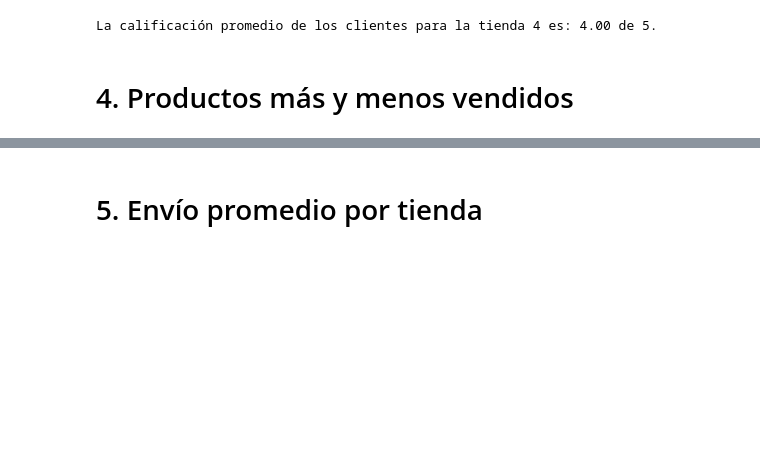
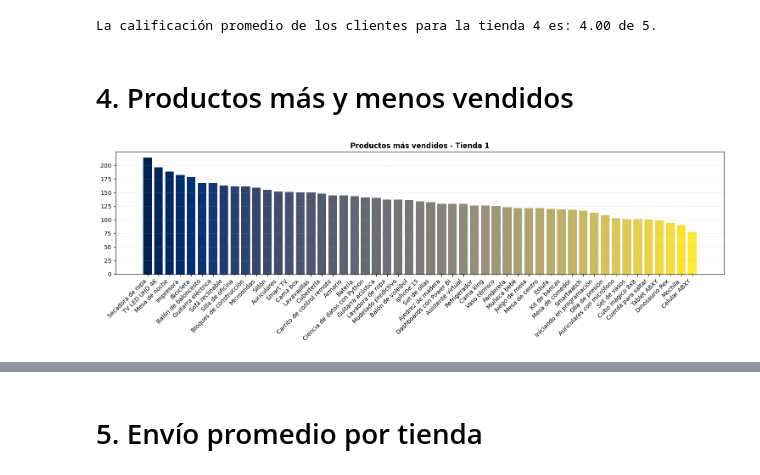
Before and after one commit to DaniGa-Mo/Challenge_Alura_Store, a Jupyter notebook: AluraStoreLatam_.ipynb, the cells around one changed output, grey strips where cells are left out. Drawn from its saved outputs; the diff is of its cells as text; code cells hidden in the pictures; blank space fills up the shorter version.

```diff
--- a/AluraStoreLatam_.ipynb
+++ b/AluraStoreLatam_.ipynb
@@ -131,3 +154,24 @@ print(f'La calificación promedio de los clientes para la tienda 4 es: {tienda4.
 La calificación promedio de los clientes para la tienda 4 es: 4.00 de 5.
 # %% [markdown]
 # 4. Productos más y menos vendidos
+# %%
+# Tienda 1
+# Agrupación de las cantidades de productos vendidos.
+vendidos = tienda.groupby('Producto')['Cantidad de cuotas'].sum().sort_values(ascending=False).reset_index()
+
+# Generar colores de la paleta cividis.
+cmap = colormaps['cividis'].resampled(len(vendidos))
+colores = [cmap(i) for i in range(len(vendidos))]
+
+# Gráfico.
+plt.figure(figsize=(15,5))
+plt.bar(vendidos['Producto'], vendidos['Cantidad de cuotas'], color=colores)
+plt.title('Productos más vendidos - Tienda 1',fontsize=12, weight='bold')
+plt.xticks(rotation=45, ha='right')
+plt.xlabel('')
+plt.ylabel('')
+plt.grid(axis='y', linestyle='--', alpha=0.3)
+plt.tight_layout()
+plt.show()
+# %% [output]
+[figure, added]
```
Also changed, not shown: parts of 13 cells of this notebook.
